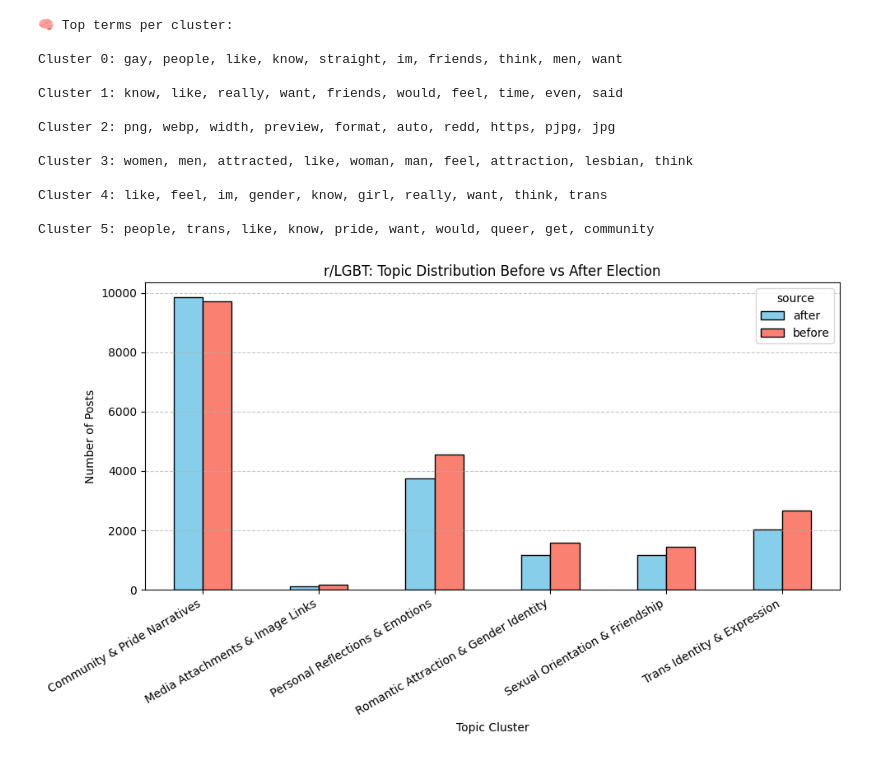
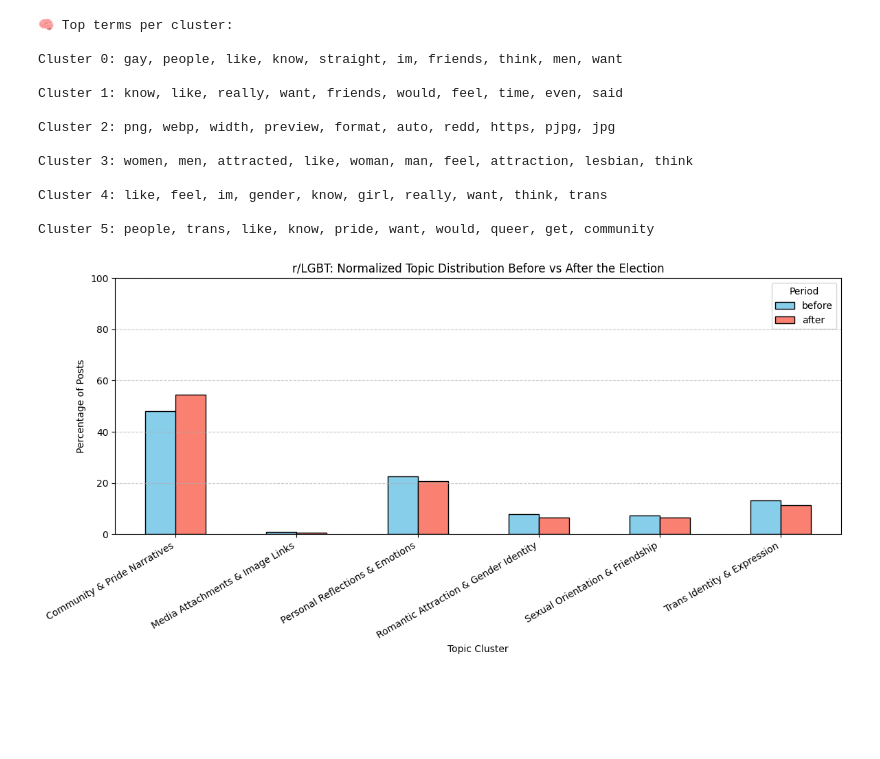
Before and after one commit to Ristafan/Text-Analytics-in-the-Digital-Humanities, a Jupyter notebook: src/TopicModelling/Topicmodelling.ipynb, the cells around one changed output. Saved outputs shown, nothing was run; the diff lists cells and outputs as text; code cells hidden in the pictures; blank space fills up the shorter version.

```diff
--- a/src/TopicModelling/Topicmodelling.ipynb
+++ b/src/TopicModelling/Topicmodelling.ipynb
@@ -330,8 +337,8 @@ def load_jsonl(filepath):
         return [json.loads(line) for line in f]
 
 # File names (must match uploaded files)
-file_before = "r_MensRights_posts(beforeElection).jsonl"
-file_after = "r_MensRights_posts(afterElection).jsonl"
+file_before = "r_MensRights_posts(afterElection) (1).jsonl"
+file_after = "r_MensRights_posts(beforeElection) (1).jsonl"
 
 # Load data
 data_before = load_jsonl(file_before)
@@ -483,8 +618,8 @@ def load_jsonl(filepath):
     with open(filepath, 'r', encoding='utf-8') as f:
         return [json.loads(line) for line in f]
 
-file_before = "r_lgbt_posts(beforeElection).jsonl"
-file_after = "r_lgbt_posts(afterElection).jsonl"
+file_before = "r_lgbt_posts(beforeElection) (1).jsonl"
+file_after = "r_lgbt_posts(afterElection) (1).jsonl"
 
 data_before = load_jsonl(file_before)
 data_after = load_jsonl(file_after)
@@ -565,42 +700,49 @@ Cluster 4: like, feel, im, gender, know, girl, really, want, think, trans
 
 Cluster 5: people, trans, like, know, pride, want, would, queer, get, community
 # %%
+import matplotlib.pyplot as plt
+
 # Assign names to clusters
 cluster_names_lgbt = {
     0: "Sexual Orientation & Friendship",
     1: "Personal Reflections & Emotions",
     2: "Media Attachments & Image Links",
     3: "Romantic Attraction & Gender Identity",
     4: "Trans Identity & Expression",
     5: "Community & Pride Narratives"
 }
 
-# Create final DataFrame
+# Create final DataFrame with named clusters
 df_clustered = pd.DataFrame({
     'text': cleaned_texts,
     'cluster': kmeans.labels_,
     'cluster_name': [cluster_names_lgbt[c] for c in kmeans.labels_],
     'source': df_all.loc[valid_texts.index, 'source'].values
 })
 
 # Export to CSV
 df_clustered[df_clustered['source'] == 'before'].to_csv("LGBT_clustered_before.csv", index=False)
 df_clustered[df_clustered['source'] == 'after'].to_csv("LGBT_clustered_after.csv", index=False)
 
-# Visualization
-import matplotlib.pyplot as plt
+# Group and normalize counts to percentages
+counts = df_clustered.groupby(['cluster_name', 'source']).size().unstack(fill_value=0)
+props = counts.div(counts.sum(axis=0), axis=1) * 100
+props = props[['before', 'after']]  # Ensure order
 
-counts = df_clustered.groupby(['cluster_name', 'source']).size().unstack(fill_value=0)
-counts.plot(kind='bar', figsize=(10, 6), color=['skyblue', 'salmon'], edgecolor='black')
-plt.title("r/LGBT: Topic Distribution Before vs After Election")
-plt.xlabel("Topic Cluster")
-plt.ylabel("Number of Posts")
-plt.xticks(rotation=30, ha='right')
-plt.grid(axis='y', linestyle='--', alpha=0.7)
+# Plot with corrected colors: before = blue, after = red
+ax = props.plot(kind='bar', figsize=(12, 6), color=['skyblue', 'salmon'], edgecolor='black')
+
+ax.set_title("r/LGBT: Normalized Topic Distribution Before vs After the Election")
+ax.set_xlabel("Topic Cluster")
+ax.set_ylabel("Percentage of Posts")
+ax.set_ylim(0, 100)
+ax.set_xticklabels(props.index, rotation=30, ha='right')
+ax.legend(title="Period")
+ax.grid(axis='y', linestyle='--', alpha=0.7)
 plt.tight_layout()
 plt.show()
 # %% [output]
-[figure, old version]
+[figure, new version]
 # %%
 from google.colab import files
 
```
Also changed, not shown: parts of 10 cells of this notebook.
